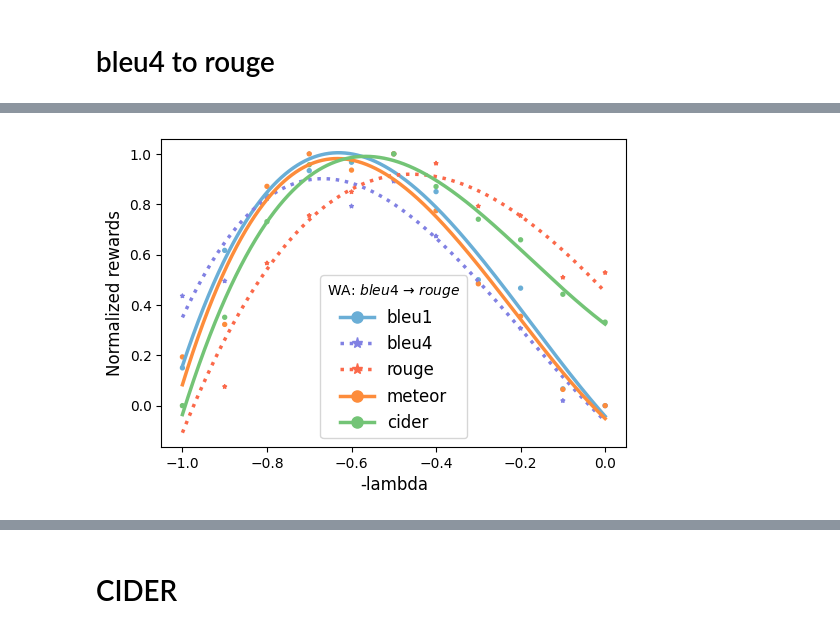
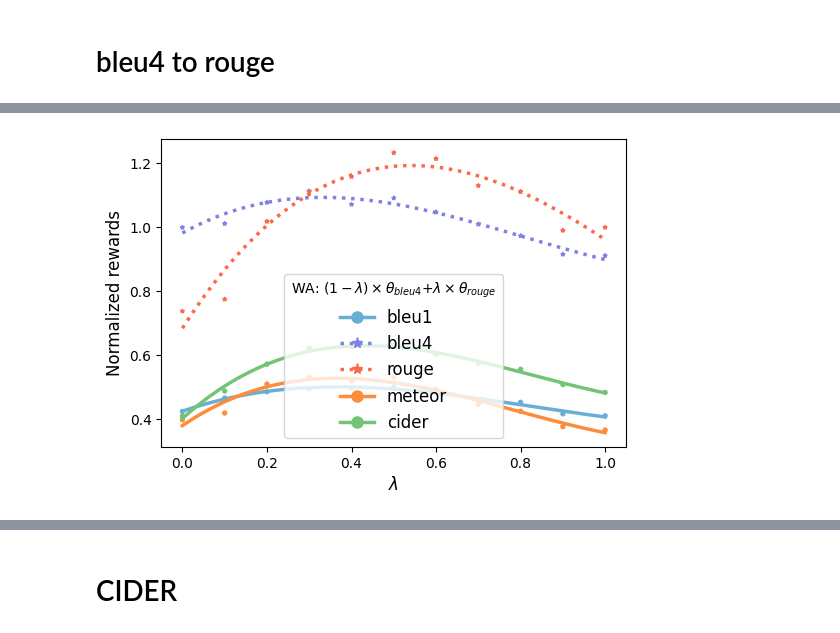
Before and after one commit to alexrame/domainbedv2, a Jupyter notebook: notebooks/rl/captioning/wa_rl_captioning.ipynb, the cells around one changed output, grey strips where cells are left out. Saved outputs shown, nothing was run; the diff lists cells and outputs as text; code cells hidden in the pictures.

```diff
--- a/notebooks/rl/captioning/wa_rl_captioning.ipynb
+++ b/notebooks/rl/captioning/wa_rl_captioning.ipynb
@@ -21,11 +21,11 @@ plot.plt.rcParams['font.serif'] = 'Times Roman'
 # plot.FORMAT_Y = 3
 plot.dict_key_to_label.update(
     {
-        "ROUGE_L": "rouge score",
-        "Bleu_1": "bleu1 score",
-        "Bleu_4": "bleu4 score",
-        "METEOR": "meteor score",
-        "CIDEr": "cider score"
+        "ROUGE_L": r"$R_2$: $rouge$",
+        "Bleu_1": r"$R_1$: $bleu1$",
+        "Bleu_4": r"$R_2$: $bleu4$",
+        "METEOR": r"$R_2$: $meteor$",
+        "CIDEr": r"$R_2$: $cider$"
     }
 )
 dict_colormaps = plot.create_colormaps()
@@ -36,6 +36,12 @@ cmap_redpurpleblue = plot.matplotlib.colors.LinearSegmentedColormap.from_list(
         plot.get_color_from_cmap("Blues", dict_colormaps)
     ]
 )
+cmap_redgreenblue = plot.matplotlib.colors.LinearSegmentedColormap.from_list(
+    "", [
+        plot.get_color_from_cmap("Reds", dict_colormaps), (125 / 255, 150 / 255, 250 / 255),
+        plot.get_color_from_cmap("Blues", dict_colormaps)
+    ]
+)
 
 do_save = True
 # %%
@@ -68,13 +120,18 @@ clean_kwargs_scatter = {
     "colormaps": ["Blues", "Dark_Blues", "Reds", "Oranges", "Greens"],
     "order": "3",
     "title": None,
+    "_dict_key_to_label": {"1-lambda": r'$\lambda$', "lambda": r'$\lambda$'}
 }
 keys_y=["Bleu_1", "Bleu_4", "ROUGE_L", "METEOR", "CIDEr"]
 
-def plot_scatter_captioning(l, key_1, key_2, **kwargs):
+
+def plot_scatter_captioning(l, key_1, key_2, dict_key_to_minmax=dict_key_to_minmax_fts, legendtitle=None, **kwargs):
     label_1 = dict_key_to_label[key_1]
     label_2 = dict_key_to_label[key_2]
-    legendtitle = r"WA: ${label_1}$ $\to$ ${label_2}$".format(label_1=label_1, label_2=label_2)
+    if legendtitle is None:
+        legendtitle = r"WA: $(1-\lambda) \times $" + r"$\theta_{{{label_1}}}$".format(
+            label_1=label_1
+        ) + r"$ + \lambda \times \theta_{{{label_2}}}$".format(label_2=label_2)
 
     plot.plt.rcParams["figure.figsize"] = (6, 4)
     for key in clean_kwargs_scatter.keys():
@@ -83,7 +140,8 @@ def plot_scatter_captioning(l, key_1, key_2, **kwargs):
     labels = [dict_key_to_label[key] for key in keys_y]
     markers = ["*" if key in [key_1, key_2] else "o" for key in keys_y]
     linestyles = ["dotted" if key in [key_1, key_2] else "solid" for key in keys_y]
-    kwargs["keys_y"] = ["norm|" + key for key in keys_y]
+    kwargs["keys_y"] = [
+        key + "-" + str(dict_key_to_minmax[key][0]) + "/" + str(dict_key_to_minmax[key][2]) for key in keys_y]
     fig_dr = plot.plot_basic_scatter(
         l,
         labels=labels,
@@ -91,7 +149,7 @@ def plot_scatter_captioning(l, key_1, key_2, **kwargs):
         linestyles=linestyles,
         legendtitle=legendtitle,
         **kwargs,
-        _dict_key_to_label={"1-lambda": '$\lambda$'}
+
     )
     plot.plt.rcParams["figure.figsize"] = (6, 6)
     return fig_dr
@@ -598,14 +700,19 @@ plot.save_fig(fig=fig_dr, name="captioning/pareto_captioning_bleu4torouge.pdf",
 # %%
 fig_dr = plot_scatter_captioning(
-    l=e2e_bleu4rouge.l_wa, key_1="Bleu_4", key_2="ROUGE_L", order="3", key_x="-lambda"
+    l=e2e_bleu4rouge.l_wa,
+    key_1="Bleu_4",
+    key_2="ROUGE_L",
+    order="3",
+    key_x="1-lambda",
+    dict_key_to_minmax=dict_key_to_minmax_e2e
 )
 plot.save_fig(
     fig=fig_dr,
     name="captioning/lambda_captioning_e2e_bleu4torouge.pdf",
     do_save=do_save,
 )
 # %% [output]
-[figure, old version]
+[figure, new version]
 # %%
 fig_dr = plot_captioning(
     [
```
Also changed, not shown: parts of 30 cells of this notebook, 5 other files.
